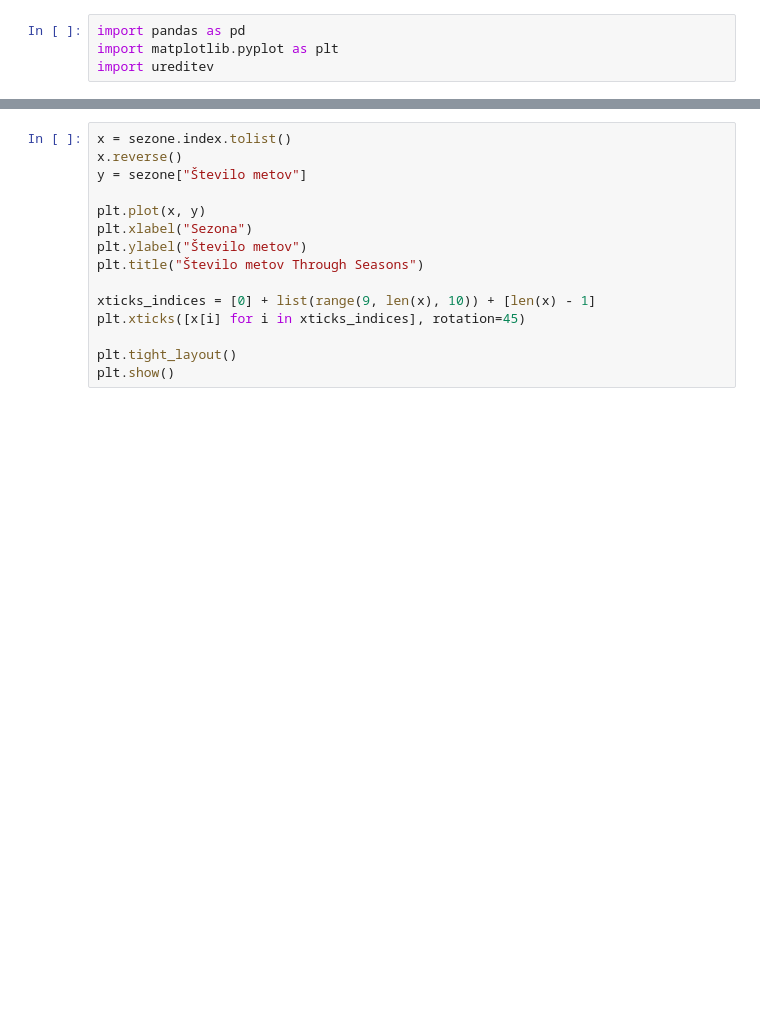
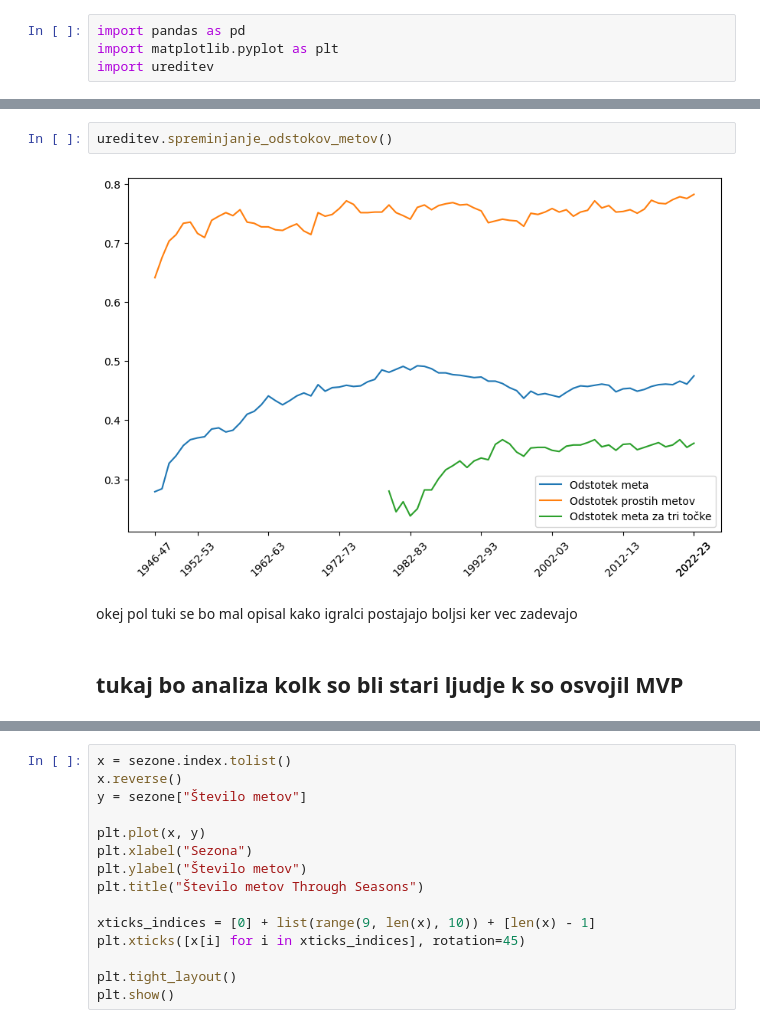
Before and after one commit to alkohasko/AnalizaNBA, a Jupyter notebook: analiza_podatkov.ipynb, the cells around one changed output, grey strips where cells are left out. Saved outputs shown, nothing was run; the diff lists cells and outputs as text; blank space fills up the shorter version.

```diff
--- a/analiza_podatkov.ipynb
+++ b/analiza_podatkov.ipynb
@@ -6,0 +58,8 @@ import ureditev
+# %%
+ureditev.spreminjanje_odstokov_metov()
+# %% [output]
+[figure, added]
+# %% [markdown]
+okej pol tuki se bo mal opisal kako igralci postajajo boljsi ker vec zadevajo
+# %% [markdown]
+## tukaj bo analiza kolk so bli stari ljudje k so osvojil MVP
```
Also changed, not shown: parts of 27 cells of this notebook.
